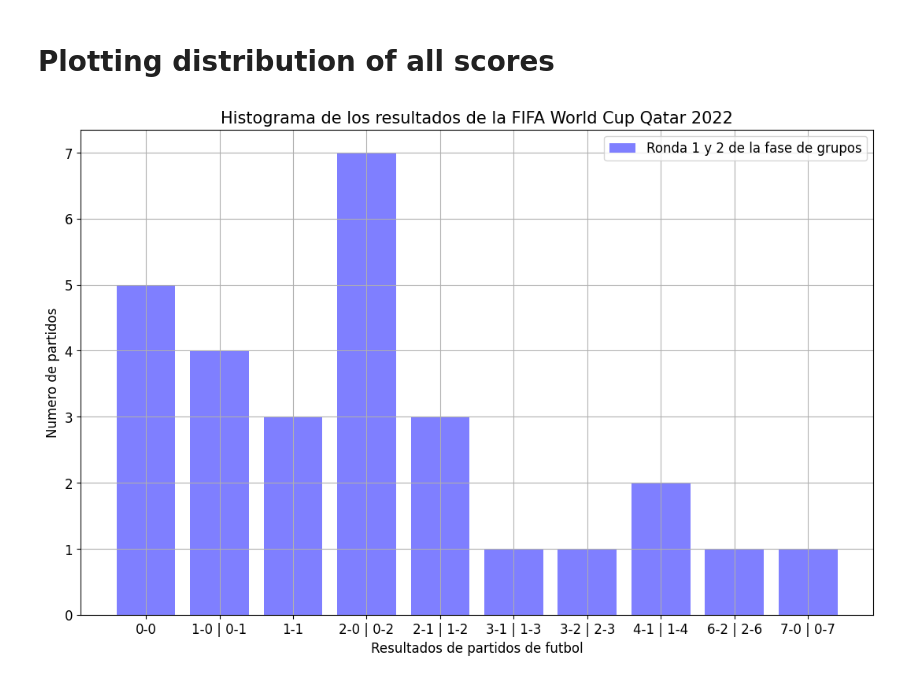
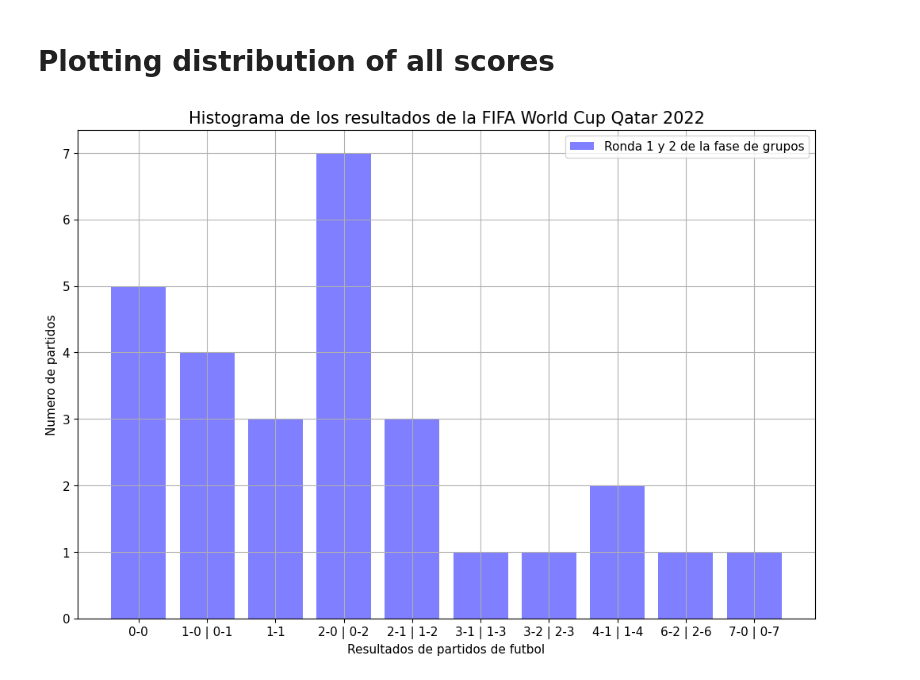
Before and after one commit to andresgd17/world-cup-2022, a Jupyter notebook: plot.ipynb, the cells around one changed output. Drawn from its saved outputs; the diff is of its cells as text; code cells hidden in the pictures.

Commit message:
saving plot smaller

```diff
--- a/plot.ipynb
+++ b/plot.ipynb
@@ -37,17 +37,17 @@ score.append('2-0 | 0-2') # Bélgica 0 Marruecos 2
 score.append('4-1 | 1-4') # Croacia 4 Canadá 1
 score.append('1-1')       # Espana 1 Alemania 1
 # %%
-fig, ax = plt.subplots(figsize=(13,8))# figsize=(10,8)
+fig, ax = plt.subplots(figsize=(12,8))# figsize=(10,8)
 plt.title('Histograma de los resultados de la FIFA World Cup Qatar 2022', fontsize=15)
 
 ax.bar(*np.unique(score, return_counts=True),  color='blue',  alpha=0.5, label='Ronda 1 y 2 de la fase de grupos')
-ax.tick_params(labelsize=12)
-ax.legend(fontsize=12)
-ax.set_xlabel('Resultados de partidos de futbol', fontsize=12)
-ax.set_ylabel('Numero de partidos', fontsize=12)
+ax.tick_params(labelsize=11)
+ax.legend(fontsize=11)
+ax.set_xlabel('Resultados de partidos de futbol', fontsize=11)
+ax.set_ylabel('Numero de partidos', fontsize=11)
 ax.yaxis.set_major_locator(MaxNLocator(integer=True))
 ax.grid()
 #plt.show()
 plt.savefig('plot.png')
 # %% [output]
-[figure, old version]
+[figure, new version]
```
Also changed, not shown: 1 other file.
